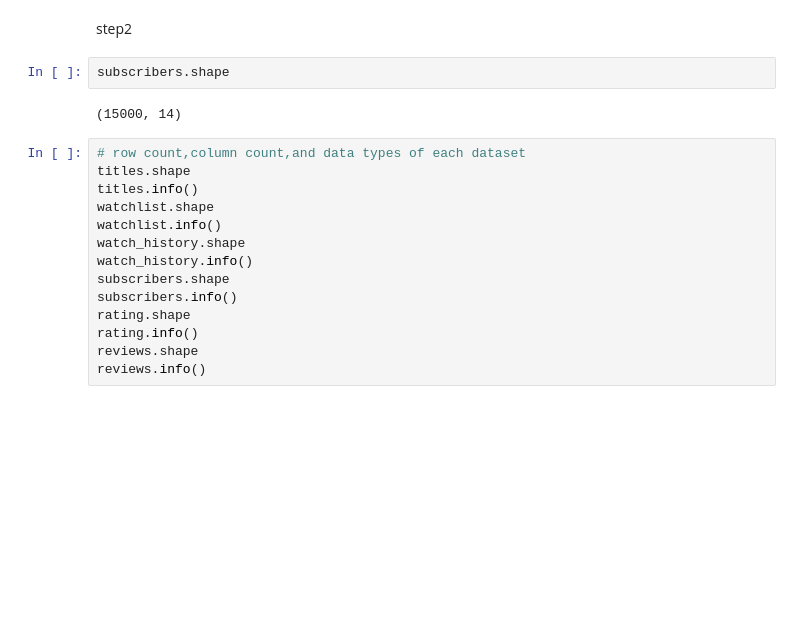
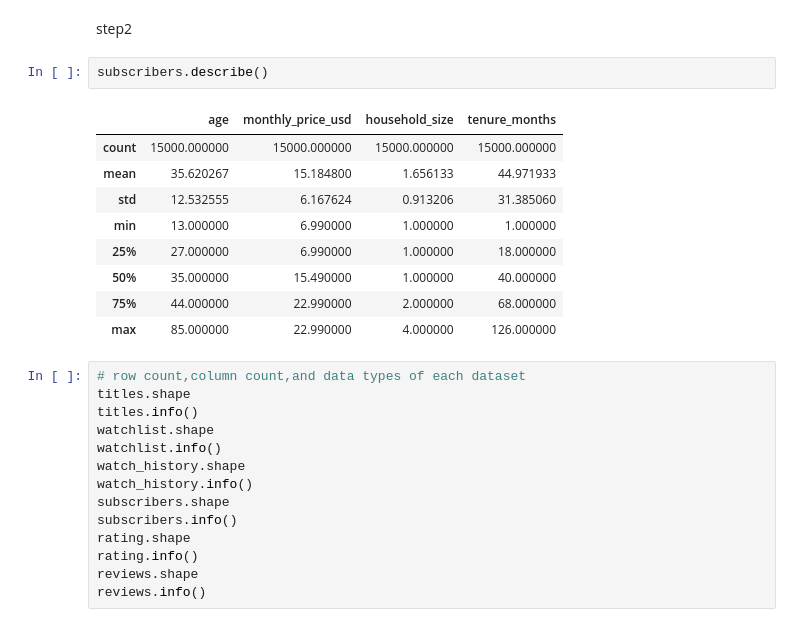
Before and after one commit to harsh-suman5/internmo_data_analytics_internship, a Jupyter notebook: project1/Phase1_DataCleaning_HARSH_SUMAN.ipynb, the cells around one changed output. Saved outputs shown, nothing was run; the diff lists cells and outputs as text; blank space fills up the shorter version.

```diff
--- a/project1/Phase1_DataCleaning_HARSH_SUMAN.ipynb
+++ b/project1/Phase1_DataCleaning_HARSH_SUMAN.ipynb
@@ -13,9 +13,17 @@ reviews = pd.read_csv('reviews.csv')
 # %% [markdown]
 step2
 # %%
-subscribers.shape
+subscribers.describe()
 # %% [output]
-(15000, 14)
+|  | age | monthly_price_usd | household_size | tenure_months |
+| count | 15000.000000 | 15000.000000 | 15000.000000 | 15000.000000 |
+| mean | 35.620267 | 15.184800 | 1.656133 | 44.971933 |
+| std | 12.532555 | 6.167624 | 0.913206 | 31.385060 |
+| min | 13.000000 | 6.990000 | 1.000000 | 1.000000 |
+| 25% | 27.000000 | 6.990000 | 1.000000 | 18.000000 |
+| 50% | 35.000000 | 15.490000 | 1.000000 | 40.000000 |
+| 75% | 44.000000 | 22.990000 | 2.000000 | 68.000000 |
+| max | 85.000000 | 22.990000 | 4.000000 | 126.000000 |
 # %%
 # row count,column count,and data types of each dataset
 titles.shape
```
Also changed, not shown: parts of 13 cells of this notebook, 1 other file.
